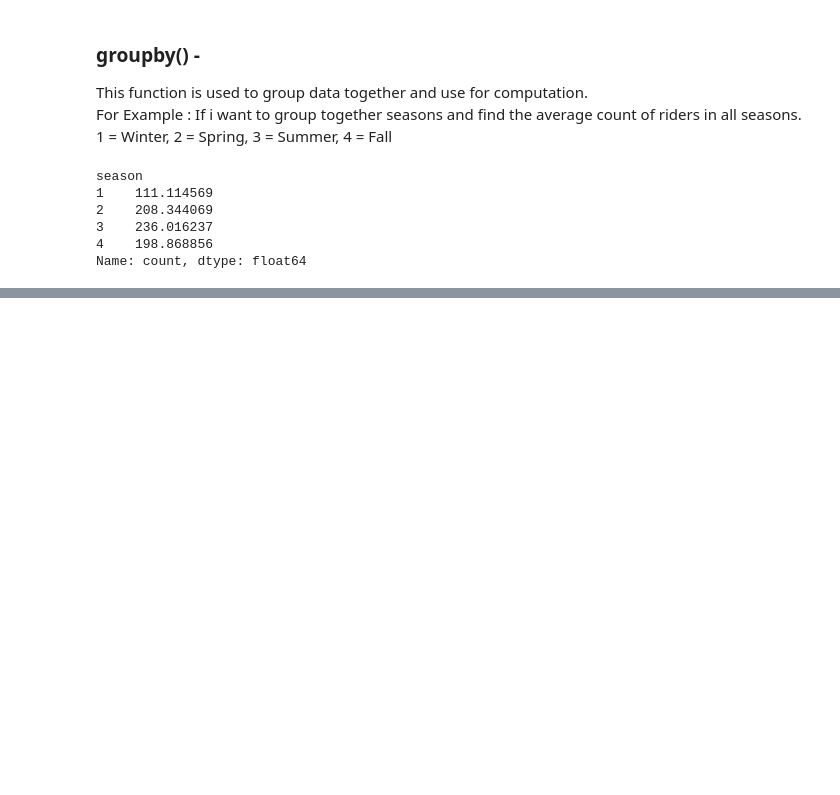
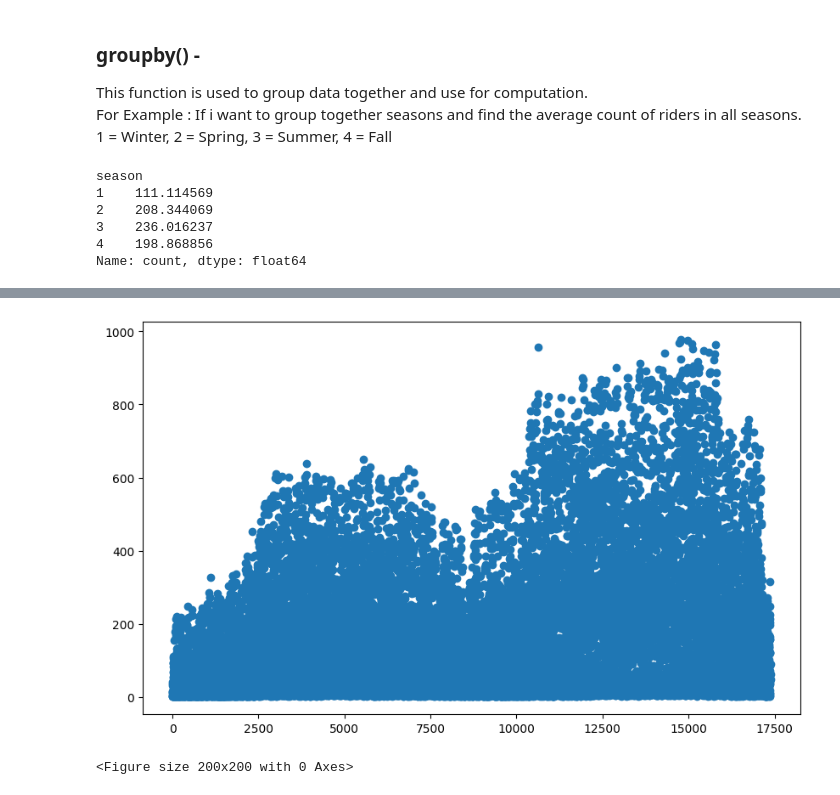
Before and after one commit to gonkikong0/Data-Science-, a Jupyter notebook: Data Analysis.ipynb, the cells around one changed output, grey strips where cells are left out. Saved outputs shown, nothing was run; the diff lists cells and outputs as text; code cells hidden in the pictures; blank space fills up the shorter version.

Commit message:
Visualization

```diff
--- a/Data Analysis.ipynb
+++ b/Data Analysis.ipynb
@@ -141,0 +166,11 @@ Name: count, dtype: float64
+# %%
+fig, ax = plt.subplots(figsize = (10,6))
+ax.scatter(x = hour['instant'], y = hour['count'])
+plt.show()
+# %% [output]
+[figure, added]
+# %%
+fig = plt.figure(figsize = (2,2), facecolor = 'lightskyblue')
+plt.show()
+# %% [output]
+<Figure size 200x200 with 0 Axes>
```
Also changed, not shown: parts of 7 cells of this notebook.
